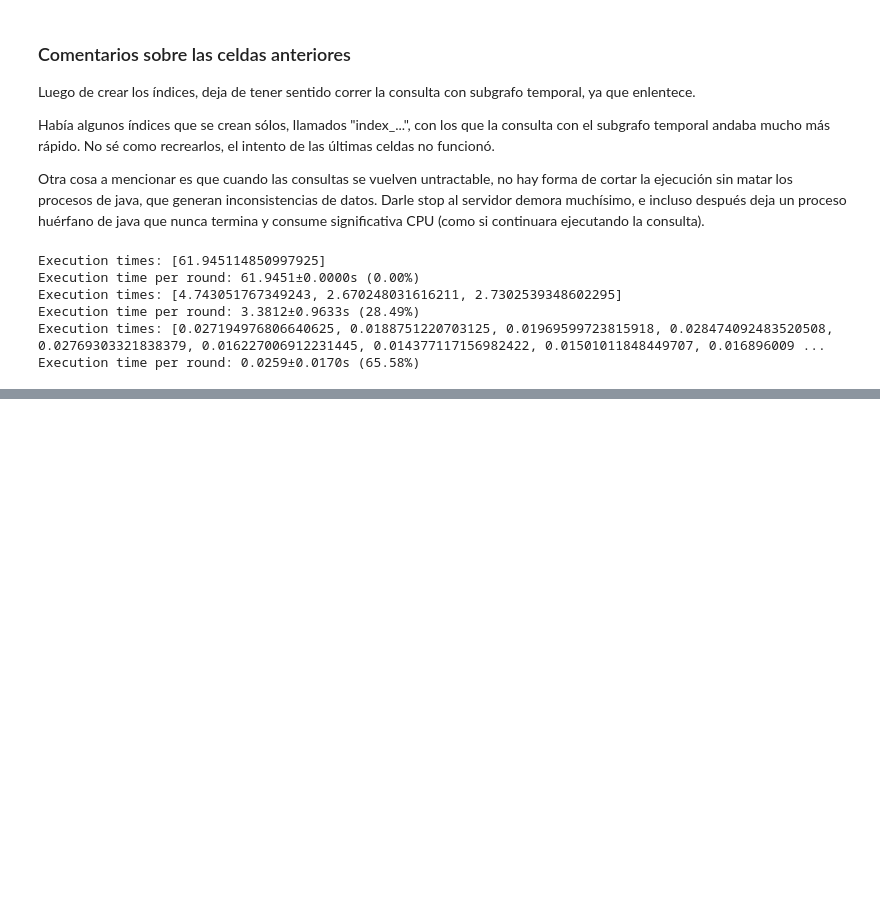
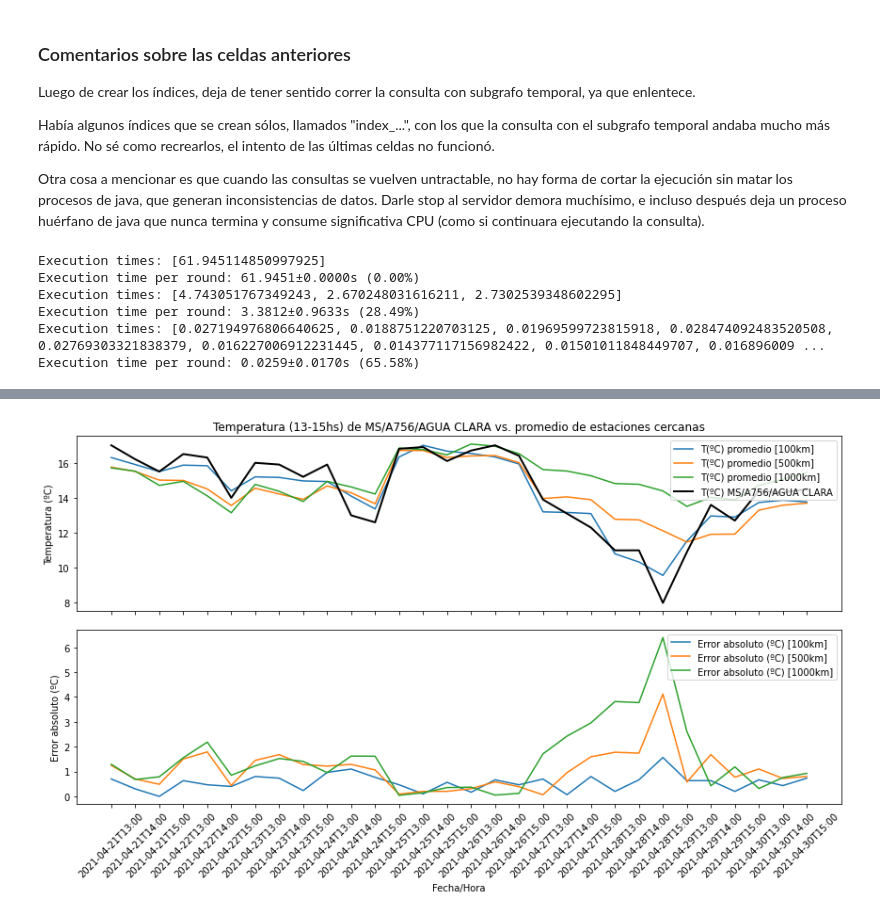
Before and after one commit to DonBraulio/WeatherGraphDB, a Jupyter notebook: BDNR2022_Proyecto_Final.ipynb, the cells around one changed output, grey strips where cells are left out. Saved outputs shown, nothing was run; the diff lists cells and outputs as text; code cells hidden in the pictures; blank space fills up the shorter version.

Commit message:
Added temporal and spatial averages and errors (temperature)

```diff
--- a/BDNR2022_Proyecto_Final.ipynb
+++ b/BDNR2022_Proyecto_Final.ipynb
@@ -486,0 +529,26 @@ Execution time per round: 0.0259±0.0170s (65.58%)
+# %%
+datetimes = dfs[100]["m0.name"]
+
+
+fig, axes = plt.subplots(nrows=2, ncols=1, figsize=(12, 6), sharex=True)
+fig.tight_layout(pad=1.0)
+
+axes[0].set_title(f"Temperatura (13-15hs) de {station_name} vs. promedio de estaciones cercanas")
+axes[0].set_ylabel("Temperatura (ºC)")
+axes[1].set_ylabel("Error absoluto (ºC)")
+axes[1].set_xlabel("Fecha/Hora")
+
+for distance in dfs:
+    axes[0].plot(datetimes, dfs[distance]["t_avg"], label=f"T(ºC) promedio [{distance}km]")
+    axes[1].plot(datetimes, dfs[distance]["AbsoluteError"], label=f"Error absoluto (ºC) [{distance}km]")
+
+axes[0].plot(datetimes, dfs[100]["t0"], "-k", label=f"T(ºC) {station_name}", linewidth=2)
+
+axes[0].legend(loc="upper right")
+axes[1].legend(loc="upper right")
+# axes[0].set_xticklabels(ticks=axes[0].get_xticks(), labels=axes[0].get_xlabels(), rotation=90)
+# _ = axes[1].set_xticklabels(ticks=axes[1].get_xticks(), labels=axes[1].get_xlabels(), rotation=90)
+axes[0].tick_params(axis="x", labelrotation=45)
+axes[1].tick_params(axis="x", labelrotation=45)
+# %% [output]
+[figure, added]
```
Also changed, not shown: parts of 4 cells of this notebook.
